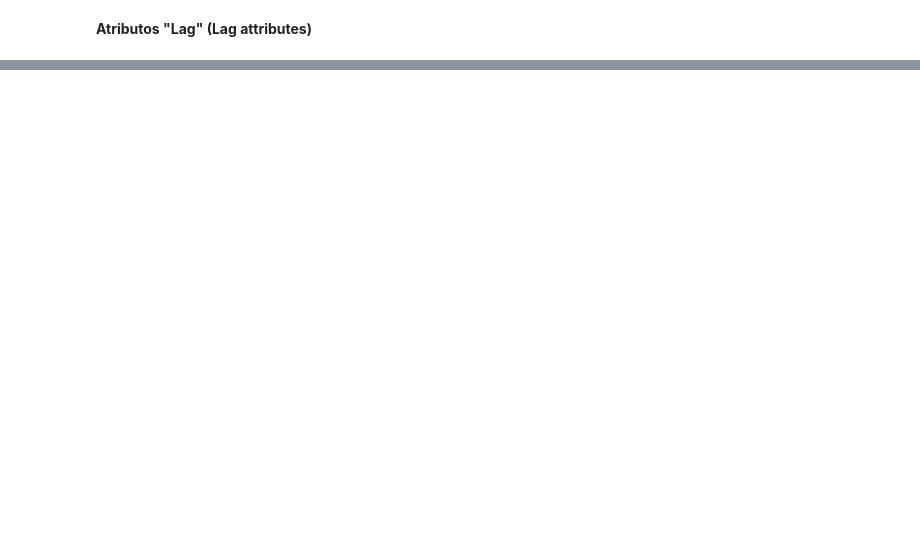
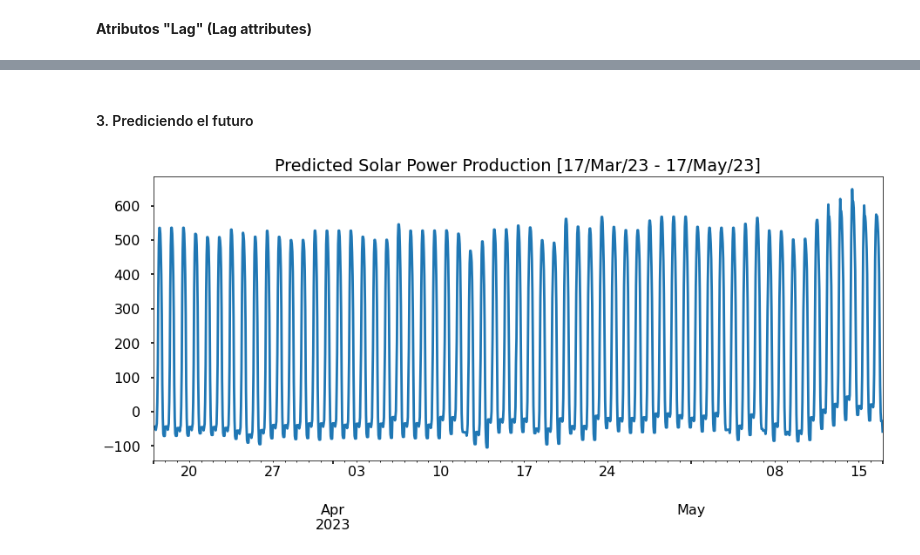
Before and after one commit to ivnlee/project-timeseries, a Jupyter notebook: notebooks/solar_power_analysis.ipynb, the cells around one changed output, grey strips where cells are left out. Cells and saved outputs as stored; diff of their text form; code cells hidden in the pictures; blank space fills up the shorter version.

```diff
--- a/notebooks/solar_power_analysis.ipynb
+++ b/notebooks/solar_power_analysis.ipynb
@@ -298,0 +418,23 @@ plt.show()
+# %%
+#march to may 2023
+pred_dates = pd.date_range('2023-03-17','2023-05-17', freq='1h')
+preds_df = pd.DataFrame(index=pred_dates)
+
+#Create column with booleans where future dates = True
+preds_df['Future'] = True
+
+pw_clean['Future'] = False
+
+#Concatenate both df's
+pred_pw = pd.concat([pw_clean, preds_df])
+# %%
+#add features
+pred_pw = pred_pw.copy()
+pred_pw['hour'] = pred_pw.index.hour
+pred_pw['dayofweek'] = pred_pw.index.dayofweek
+pred_pw['month'] = pred_pw.index.month
+pred_pw['quarter'] = pred_pw.index.quarter
+pred_pw['year'] = pred_pw.index.year
+pred_pw['dayofyear'] = pred_pw.index.dayofyear
+
+pred_pw.tail()
@@ -298,0 +448,4 @@ plt.show()
+# %%
+#create df with future dates only
+future_pred_pw = pred_pw.query('Future').copy()
+future_pred_pw.head()
@@ -298,0 +459,11 @@ plt.show()
+# %% [markdown]
+#### 3. Prediciendo el futuro
+# %%
+#create column with predictions
+future_pred_pw['prediction'] = xgb_regf.predict(future_pred_pw[features])
+# %%
+future_pred_pw['prediction'].plot(figsize=(15, 6),
+                                  title='Predicted Solar Power Production [17/Mar/23 - 17/May/23]')
+plt.show()
+# %% [output]
+[figure, added]
```
Also changed, not shown: parts of 31 cells of this notebook.
